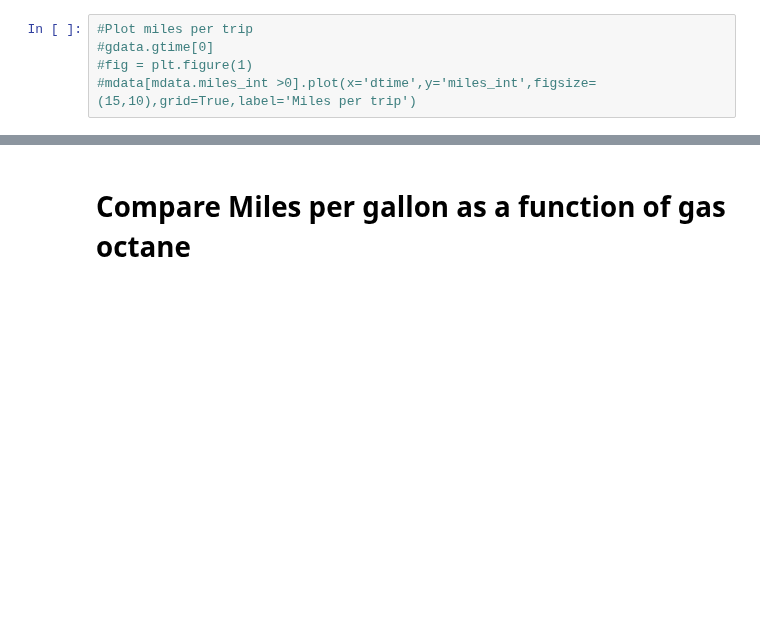
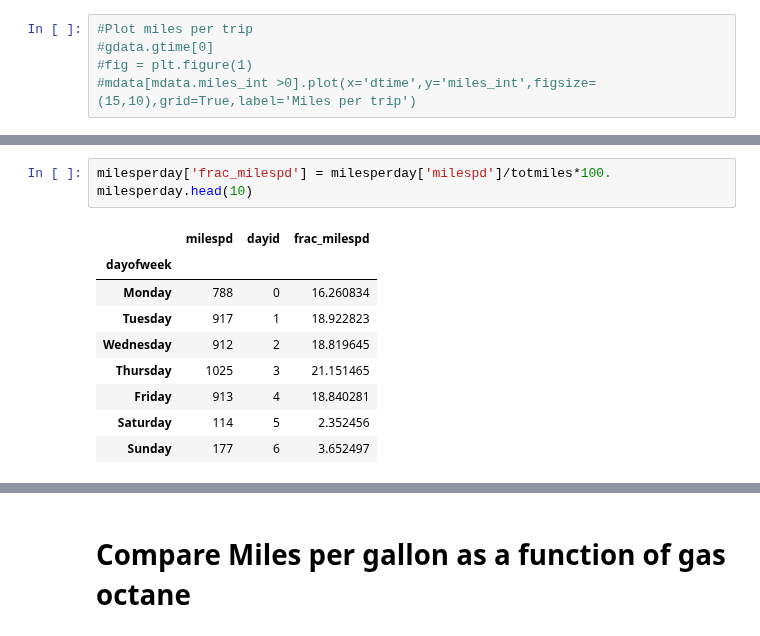
Before and after one commit to angelmanzur/MiniMiles, a Jupyter notebook: Mini_Cooper_Miles.ipynb, the cells around one changed output, grey strips where cells are left out. Drawn from its saved outputs; the diff is of its cells as text; blank space fills up the shorter version.

```diff
--- a/Mini_Cooper_Miles.ipynb
+++ b/Mini_Cooper_Miles.ipynb
@@ -390,0 +406,13 @@ plt.show()
+# %%
+milesperday['frac_milespd'] = milesperday['milespd']/totmiles*100.
+milesperday.head(10)
+# %% [output]
+|  | milespd | dayid | frac_milespd |
+| dayofweek |  |  |  |
+| Monday | 788 | 0 | 16.260834 |
+| Tuesday | 917 | 1 | 18.922823 |
+| Wednesday | 912 | 2 | 18.819645 |
+| Thursday | 1025 | 3 | 21.151465 |
+| Friday | 913 | 4 | 18.840281 |
+| Saturday | 114 | 5 | 2.352456 |
+| Sunday | 177 | 6 | 3.652497 |
```
Also changed, not shown: parts of 16 cells of this notebook, 2 other files.
